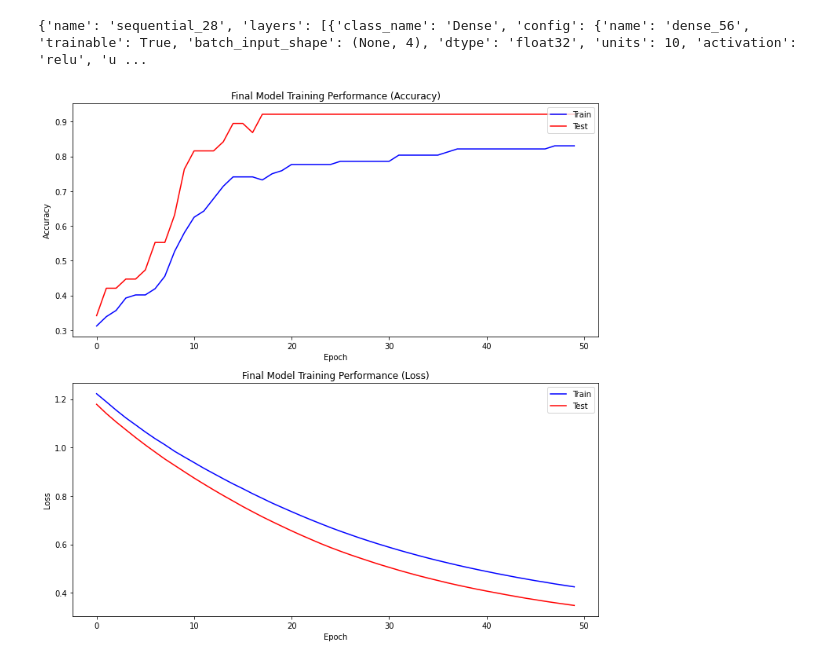
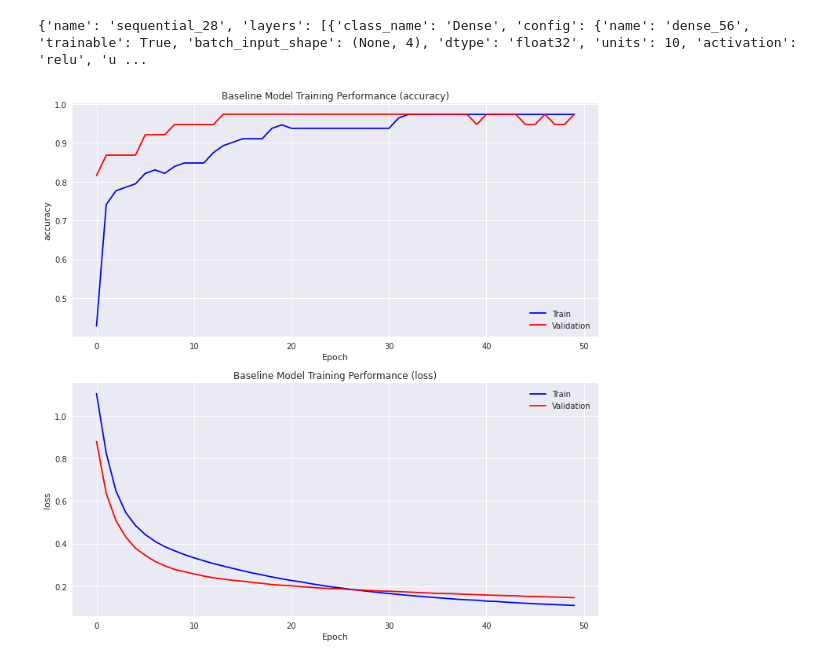
Before and after one commit to daines-analytics/deep-learning-projects, a Jupyter notebook: _py-project-templates/py_tensorflow_multiclass_tabular_data_example.ipynb, the cells around one changed output. Cells and saved outputs as stored; diff of their text form; code cells hidden in the pictures.

Commit message:
Upload #1 of the Python TensorFlow deep learning templates v7

```diff
--- a/_py-project-templates/py_tensorflow_multiclass_tabular_data_example.ipynb
+++ b/_py-project-templates/py_tensorflow_multiclass_tabular_data_example.ipynb
@@ -496,7 +513,7 @@ for optimizer in optimizer_grid:
                 reset_random(seedNum)
                 grid_model = create_customized_model(optimizer, kernel_init)
                 grid_hist = grid_model.fit(X_train, y_train, epochs=epoch_num, batch_size=batch_num,
-                                       validation_data=(X_test, y_test), verbose=1)
+                                       validation_data=(X_validation, y_validation), verbose=1)
                 if(grid_hist.history['val_accuracy'][-1] > best_score):
                     best_score = grid_hist.history['val_accuracy'][-1]
                     best_iteration = grid_iteration
@@ -533,6 +550 @@ Total time for performing grid-search of the best parameters: 0:01:07.205595
-# %%
-best_optimizer = tf.keras.optimizers.Adam(learning_rate=0.001)
-best_kernel_init = tf.keras.initializers.Orthogonal(seed=seedNum)
-best_epoch = 50
-best_batch = 16
 # %%
@@ -544,9 +556,14 @@ if (notifyStatus): email_notify("Task 5. Finalize Model has begun! "+datetime.no
+# %%
+final_optimizer = best_optimizer
+final_kernel_init = best_kernel_init
+final_epoch = best_epoch
+final_batch = best_batch
 # %%
 # Create the final model for evaluating the test dataset
 print('Forming the final model using: optimizer=%s, kernel=%s, epochs=%d, batch_size=%d'
-      % (best_optimizer, best_kernel_init, best_epoch, best_batch))
+      % (final_optimizer, final_kernel_init, final_epoch, final_batch))
 reset_random(seedNum)
-final_model = create_customized_model(best_optimizer, best_kernel_init)
-final_hist = final_model.fit(X_train, y_train, epochs=best_epoch, batch_size=best_batch, validation_data=(X_test, y_test), verbose=1)
+final_model = create_customized_model(final_optimizer, final_kernel_init)
+final_hist = final_model.fit(X_train, y_train, epochs=final_epoch, batch_size=final_batch, validation_data=(X_validation, y_validation), verbose=1)
 # %% [output]
 Forming the final model using: optimizer=<tensorflow.python.keras.optimizer_v2.adam.Adam object at 0x...>, kernel=<tensorflow.python.ops.init_ops_v2.Orthogonal object at 0x...>, epochs=50, batch_size= ...
@@ -591,20 +608,20 @@ print(final_model.get_config())
 # %%
 # Summarize model training hisotry
 fig, axs = plt.subplots(2, 1, figsize=(12,12))
 plt.subplot(211)
-plt.plot(final_hist.history['accuracy'], color='blue', label='train')
-plt.plot(final_hist.history['val_accuracy'], color='red', label='test')
-plt.title('Final Model Training Performance (Accuracy)')
-plt.ylabel('Accuracy')
+plt.plot(final_hist.history[train_metric], color='blue', label='train')
+plt.plot(final_hist.history[validation_metric], color='red', label='validation')
+plt.title('Baseline Model Training Performance (%s)' % (train_metric))
+plt.ylabel(train_metric)
 plt.xlabel('Epoch')
-plt.legend(['Train', 'Test'], loc='upper right')
+plt.legend(['Train', 'Validation'], loc='lower right')
 plt.subplot(212)
-plt.plot(final_hist.history['loss'], color='blue', label='train')
-plt.plot(final_hist.history['val_loss'], color='red', label='test')
-plt.title('Final Model Training Performance (Loss)')
-plt.ylabel('Loss')
+plt.plot(final_hist.history[train_loss], color='blue', label='train')
+plt.plot(final_hist.history[validation_loss], color='red', label='validation')
+plt.title('Baseline Model Training Performance (%s)' % (train_loss))
+plt.ylabel(train_loss)
 plt.xlabel('Epoch')
-plt.legend(['Train', 'Test'], loc='upper right')
+plt.legend(['Train', 'Validation'], loc='upper right')
 plt.show()
 # %% [output]
-[figure, old version]
+[figure, new version]
```
Also changed, not shown: parts of 36 cells of this notebook, 4 other files.
